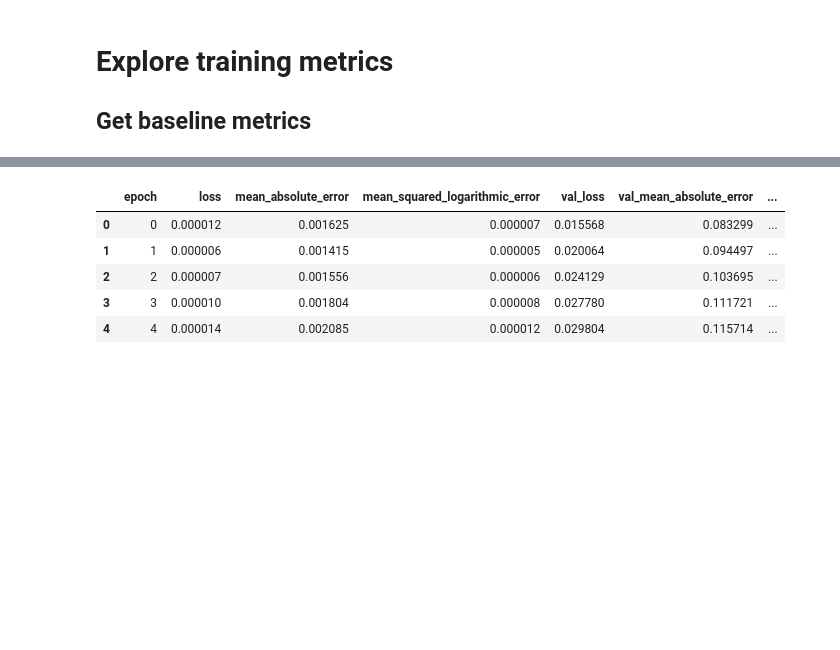
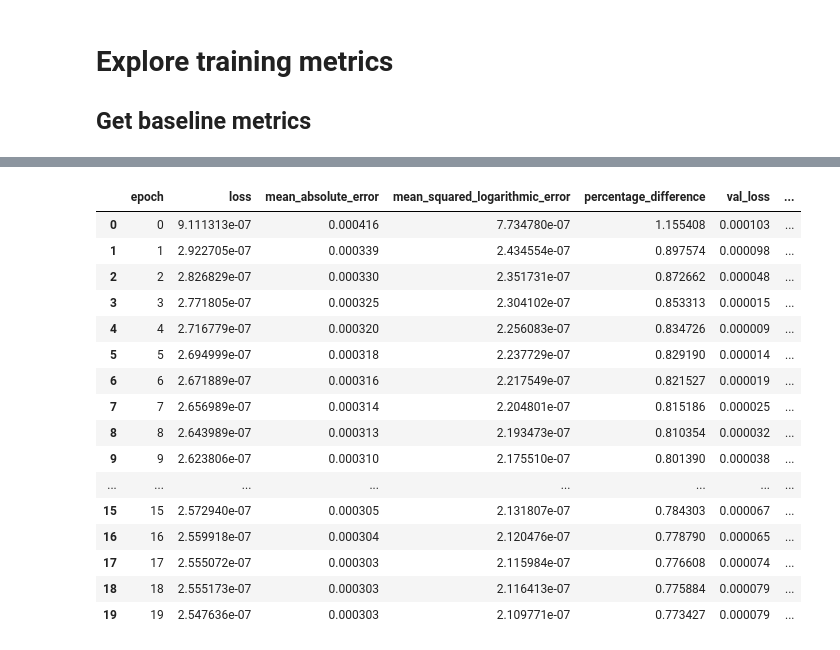
Before and after one commit to prophet-project/stock-price-forecasting, a Jupyter notebook: 3_Explore_Training_Metrics.ipynb, the cells around one changed output, grey strips where cells are left out. Drawn from its saved outputs; the diff is of its cells as text; code cells hidden in the pictures; blank space fills up the shorter version.

```diff
--- a/3_Explore_Training_Metrics.ipynb
+++ b/3_Explore_Training_Metrics.ipynb
@@ -45,2 +47,2 @@ baseline.compile(
 # %%
-window = make_window_generator()
+train, test = make_window_generator()
@@ -51,5 +49,5 @@ input_width = 32
 # %%
-baseline_test_metrics = baseline.evaluate(window.test, verbose=1)
+baseline_test_metrics = baseline.evaluate(test, verbose=1)
 
 baseline_test_metrics = pd.DataFrame(data=[baseline_test_metrics], columns=baseline.metrics_names)
 baseline_test_metrics
@@ -69,22 +63,33 @@ baseline_train_metrics
 # %%
 df = pd.read_csv('./metrics/training.csv')
 
 df['baseline_test_loss'] = baseline_test_metrics['loss'][0]
 df['baseline_test_mean_absolute_error'] = baseline_test_metrics['mean_absolute_error'][0]
 df['baseline_test_mean_squared_logarithmic_error'] = baseline_test_metrics['mean_squared_logarithmic_error'][0]
 
-df['baseline_train_loss'] = baseline_train_metrics['loss'][0]
-df['baseline_train_mean_absolute_error'] = baseline_train_metrics['mean_absolute_error'][0]
-df['baseline_train_mean_squared_logarithmic_error'] = baseline_train_metrics['mean_squared_logarithmic_error'][0]
+#df['baseline_train_loss'] = baseline_train_metrics['loss'][0]
+#df['baseline_train_mean_absolute_error'] = baseline_train_metrics['mean_absolute_error'][0]
+#df['baseline_train_mean_squared_logarithmic_error'] = baseline_train_metrics['mean_squared_logarithmic_error'][0]
 
-df.head()
+df
 # %% [output]
-|  | epoch | loss | mean_absolute_error | mean_squared_logarithmic_error | val_loss | val_mean_absolute_error | ... |
-| 0 | 0 | 0.000012 | 0.001625 | 0.000007 | 0.015568 | 0.083299 | ... |
-| 1 | 1 | 0.000006 | 0.001415 | 0.000005 | 0.020064 | 0.094497 | ... |
-| 2 | 2 | 0.000007 | 0.001556 | 0.000006 | 0.024129 | 0.103695 | ... |
-| 3 | 3 | 0.000010 | 0.001804 | 0.000008 | 0.027780 | 0.111721 | ... |
-| 4 | 4 | 0.000014 | 0.002085 | 0.000012 | 0.029804 | 0.115714 | ... |
+|  | epoch | loss | mean_absolute_error | mean_squared_logarithmic_error | percentage_difference | val_loss | ... |
+| 0 | 0 | 9.111313e-07 | 0.000416 | 7.734780e-07 | 1.155408 | 0.000103 | ... |
+| 1 | 1 | 2.922705e-07 | 0.000339 | 2.434554e-07 | 0.897574 | 0.000098 | ... |
+| 2 | 2 | 2.826829e-07 | 0.000330 | 2.351731e-07 | 0.872662 | 0.000048 | ... |
+| 3 | 3 | 2.771805e-07 | 0.000325 | 2.304102e-07 | 0.853313 | 0.000015 | ... |
+| 4 | 4 | 2.716779e-07 | 0.000320 | 2.256083e-07 | 0.834726 | 0.000009 | ... |
+| 5 | 5 | 2.694999e-07 | 0.000318 | 2.237729e-07 | 0.829190 | 0.000014 | ... |
+| 6 | 6 | 2.671889e-07 | 0.000316 | 2.217549e-07 | 0.821527 | 0.000019 | ... |
+| 7 | 7 | 2.656989e-07 | 0.000314 | 2.204801e-07 | 0.815186 | 0.000025 | ... |
+| 8 | 8 | 2.643989e-07 | 0.000313 | 2.193473e-07 | 0.810354 | 0.000032 | ... |
+| 9 | 9 | 2.623806e-07 | 0.000310 | 2.175510e-07 | 0.801390 | 0.000038 | ... |
+| ... | ... | ... | ... | ... | ... | ... | ... |
+| 15 | 15 | 2.572940e-07 | 0.000305 | 2.131807e-07 | 0.784303 | 0.000067 | ... |
+| 16 | 16 | 2.559918e-07 | 0.000304 | 2.120476e-07 | 0.778790 | 0.000065 | ... |
+| 17 | 17 | 2.555072e-07 | 0.000303 | 2.115984e-07 | 0.776608 | 0.000074 | ... |
+| 18 | 18 | 2.555173e-07 | 0.000303 | 2.116413e-07 | 0.775884 | 0.000079 | ... |
+| 19 | 19 | 2.547636e-07 | 0.000303 | 2.109771e-07 | 0.773427 | 0.000079 | ... |
 # %%
 df[['epoch', 'loss', 'val_loss']].iplot(
     x='epoch',
```
Also changed, not shown: parts of 7 cells of this notebook, 21 other files.
